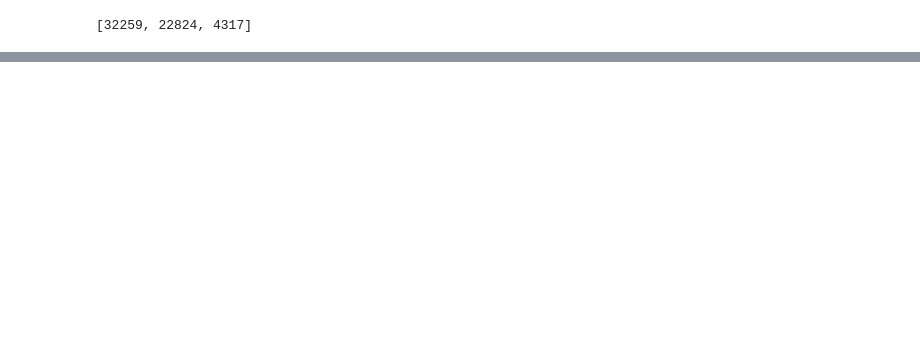
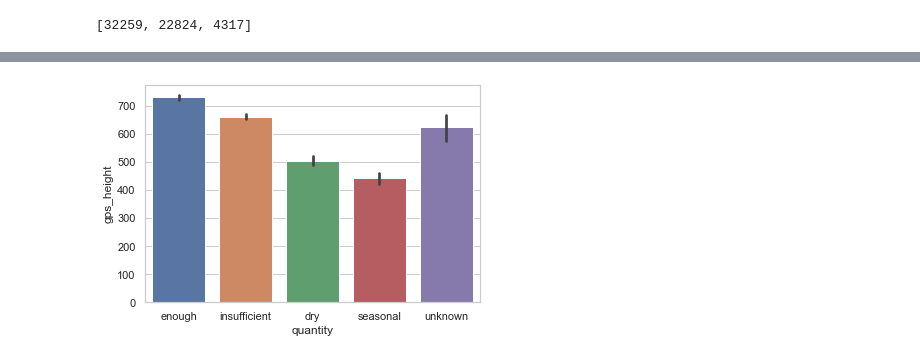
Before and after one commit to KarimOliver/Tanzania, a Jupyter notebook: exploratory/js_notebooks/js_Vizs.ipynb, the cells around one changed output, grey strips where cells are left out. Saved outputs shown, nothing was run; the diff lists cells and outputs as text; code cells hidden in the pictures; blank space fills up the shorter version.

Commit message:
done for now with visuals

```diff
--- a/exploratory/js_notebooks/js_Vizs.ipynb
+++ b/exploratory/js_notebooks/js_Vizs.ipynb
@@ -25,3 +26,6 @@ from imblearn.over_sampling import SMOTE
 from sklearn.svm import SVC
 from src.data_cleaning import useful_viz
 path="../../Data/"
+# %%
+df = pd.read_csv('../../Data/training_set_values.csv',dtype={"permit":"string","public_meeting":"string"})
+df
@@ -50,0 +78,10 @@ target_df.status_group.value_counts().shape
+# %%
+from sklearn.preprocessing import LabelEncoder
+sle = LabelEncoder()
+status_encoded = sle.fit_transform(target_df['status_group'])
+status_df=pd.DataFrame(status_encoded)
+status_encoded_map = {index: label for index, label in
+                                       enumerate(sle.classes_)}
+# %%
+status_df.rename(columns={"0": "Functionality"},inplace=True)
+merged_df["stauts_encoded"]=status_df
@@ -50,0 +102,4 @@ target_df.status_group.value_counts().shape
+# %%
+merged_df=df.merge(target_df,on="id",how="inner")
+merged_df["stauts_encoded"]=status_df
+merged_df
@@ -69,0 +199,7 @@ plt.savefig('Wellsgrouping.png', transparent=True,dpi=300, bbox_inches = "tight"
+# %%
+import seaborn as sns
+sns.set(style="whitegrid")
+# tips = sns.load_dataset("tips")
+ax = sns.barplot(x="quantity", y="gps_height",data=merged_df )
+# %% [output]
+[figure, added]
```
Also changed, not shown: parts of 34 cells of this notebook, 9 other files.
